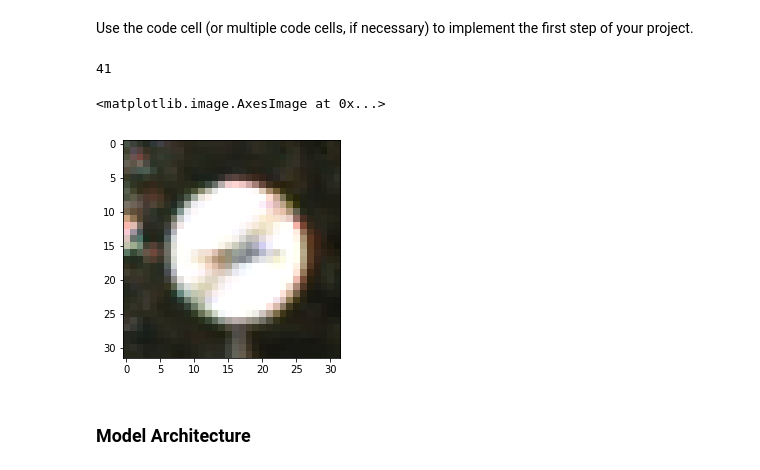
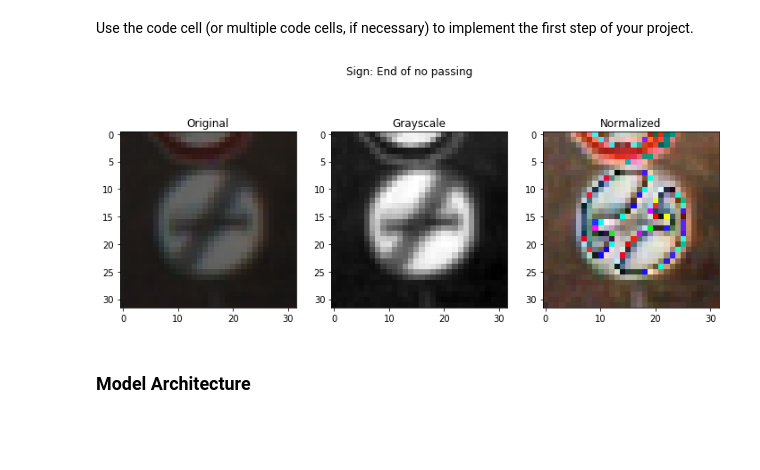
Before and after one commit to tongda/CarND-Traffic-Sign-Classifier-Project, a Jupyter notebook: Traffic_Sign_Classifier.ipynb, the cells around one changed output. Cells and saved outputs as stored; diff of their text form; code cells hidden in the pictures; blank space fills up the shorter version.

```diff
--- a/Traffic_Sign_Classifier.ipynb
+++ b/Traffic_Sign_Classifier.ipynb
@@ -22,8 +22,7 @@ The [rubric](https://review.udacity.com/#!/rubrics/481/view) contains "Stand Out
 # %%
 # Load pickled data
 import pickle
-
-# TODO: Fill this in based on where you saved the training and testing data
+import csv
 
 training_file = './traffic-signs-data/train.p'
 validation_file= './traffic-signs-data/valid.p'
@@ -39,3 +38,9 @@ with open(testing_file, mode='rb') as f:
 X_train, y_train = train['features'], train['labels']
 X_valid, y_valid = valid['features'], valid['labels']
 X_test, y_test = test['features'], test['labels']
+
+with open('./signnames.csv') as csvfile:
+    reader = csv.DictReader(csvfile)
+    sign_mapping = {int(row['ClassId']): row['SignName'] for row in reader}
+
+print(sign_mapping)
@@ -114,50 +135,45 @@ Here is an example of a [published baseline model on this problem](http://yann.l
 ### Pre-process the Data Set (normalization, grayscale, etc.)
 # %% [markdown]
 Use the code cell (or multiple code cells, if necessary) to implement the first step of your project.
-# %%
-### Preprocess the data here. Preprocessing steps could include normalization, converting to grayscale, etc.
-### Feel free to use as many code cells as needed.
-print(y_train[150])
-
-plt.figure(1)
-plt.imshow(X_train[150])
-# %% [output]
-41
-<matplotlib.image.AxesImage at 0x...>
-[figure, removed]
 # %%
-import numpy as np
-
 def normalize(x):
-    axis = tuple(range(len(x.shape) - 1))
-    mean = np.mean(x, axis=axis)
-    std = np.std(x, axis=axis)
-    print('Mean: ', mean)
-    print('Std: ', std)
-    x = x - mean
-    x = x / std
-
-    norm_mean = np.mean(x, axis=axis)
-    norm_std = np.std(x, axis=axis)
-    print('Normalized Mean: ', norm_mean)
-    print('Normalized Std: ', norm_std)
-
-    return x
+    broadcast_shape = (x.shape[0], 1, 1, 1)
+    axis = tuple(range(1, len(x.shape)))
+    ratios_before_reshape = 2 / (np.max(x, axis=axis) - np.min(x, axis=axis))
+    ratio = np.reshape(ratios_before_reshape, broadcast_shape)
+    mins_before_reshape = np.min(x, axis=axis)
+    return (x - np.reshape(mins_before_reshape, broadcast_shape)) * ratio - 1
 
 def rgb2grayscale(rgb):
     r, g, b = rgb[:,:,0], rgb[:,:,1], rgb[:,:,2]
     gray = 0.2989 * r + 0.5870 * g + 0.1140 * b
 
-    return np.expand_dims(gray, axis=2)
+    return gray
 
 def preprocess(X):
-    gray_added = np.array([np.append(x, rgb2grayscale(x), axis=2) for x in X])
-    normalized = normalize(gray_added)
+#     gray_added = np.array([np.append(x, np.expand_dims(rgb2grayscale(x), axis=2), axis=2) for x in X])
+    normalized = normalize(X)
     return normalized
 
-# X_train = preprocess(X_train)
-# X_valid = preprocess(X_valid)
-# X_test = preprocess(X_test)
+plt.figure(1, figsize=(12, 5))
+plt.suptitle("Sign: {0}".format(sign_mapping[y_train[150]]))
+plt.subplot(1, 3, 1)
+plt.title("Original")
+plt.imshow(X_train[10])
+
+plt.subplot(1, 3, 2)
+plt.title("Grayscale")
+plt.imshow(rgb2grayscale(X_train[10]), cmap="gray")
+
+plt.subplot(1, 3, 3)
+plt.title("Normalized")
+plt.imshow(normalize(X_train)[10], vmin=-1, vmax=1)
+
+X_train = preprocess(X_train)
+X_valid = preprocess(X_valid)
+X_test = preprocess(X_test)
+# %% [output]
+[figure, added]
 # %% [markdown]
 ### Model Architecture
 # %%
```
Also changed, not shown: parts of 14 cells of this notebook.
